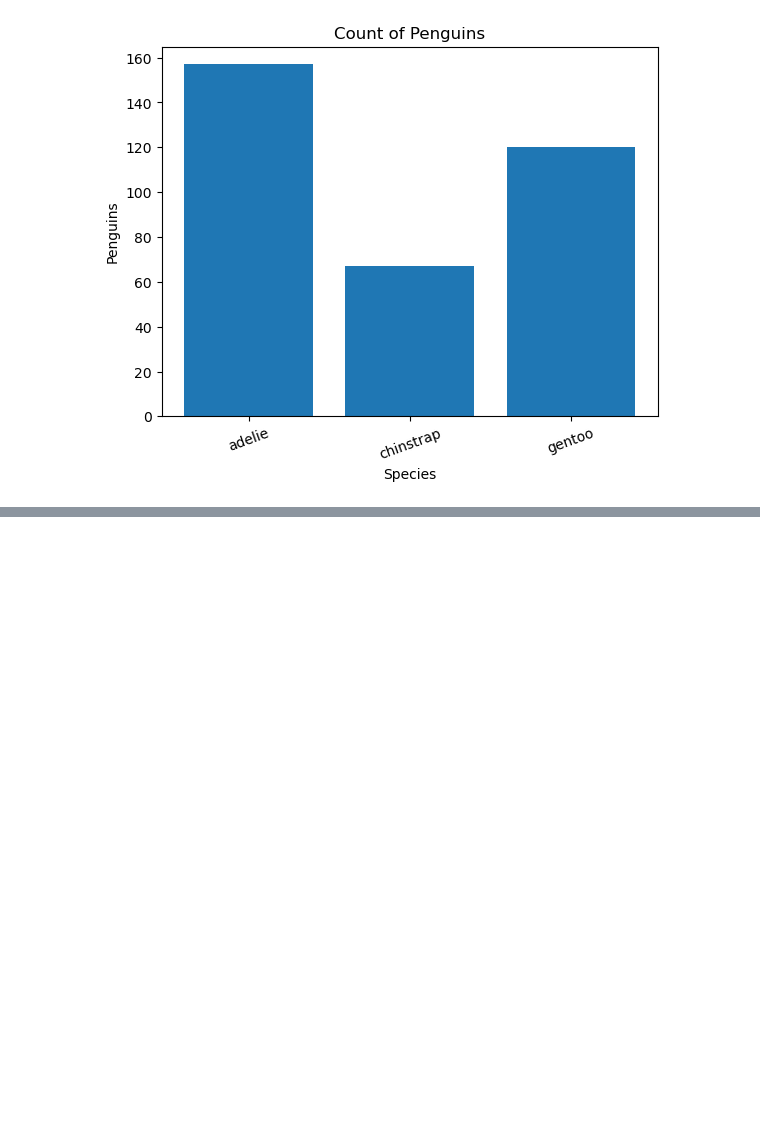
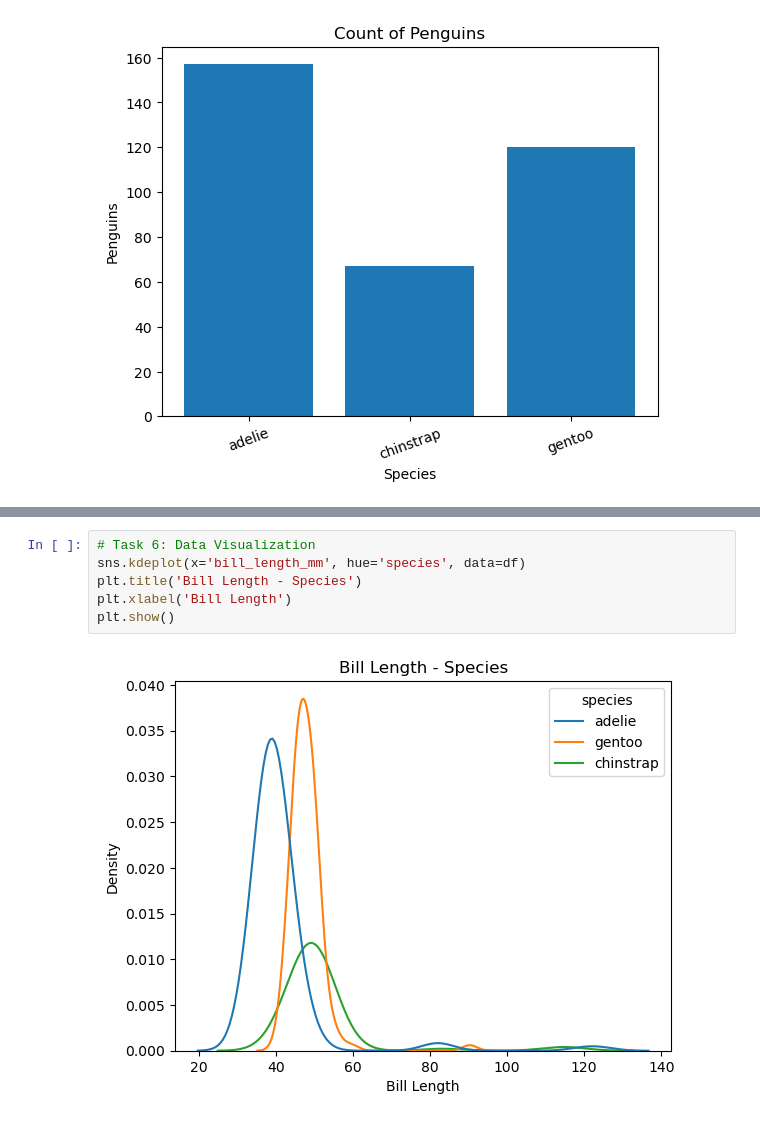
Before and after one commit to Sathwik-50606711/sgolla2_smunukot_assignment1, a Jupyter notebook: sgolla2_smunkot_assignment1_part_1.ipynb, the cells around one changed output, grey strips where cells are left out. Cells and saved outputs as stored; diff of their text form; blank space fills up the shorter version.

```diff
--- a/sgolla2_smunkot_assignment1_part_1.ipynb
+++ b/sgolla2_smunkot_assignment1_part_1.ipynb
@@ -130,0 +156,8 @@ plt.show()
+# %%
+# Task 6: Data Visualization
+sns.kdeplot(x='bill_length_mm', hue='species', data=df)
+plt.title('Bill Length - Species')
+plt.xlabel('Bill Length')
+plt.show()
+# %% [output]
+[figure, added]
```
Also changed, not shown: parts of 8 cells of this notebook, 3 other files.
